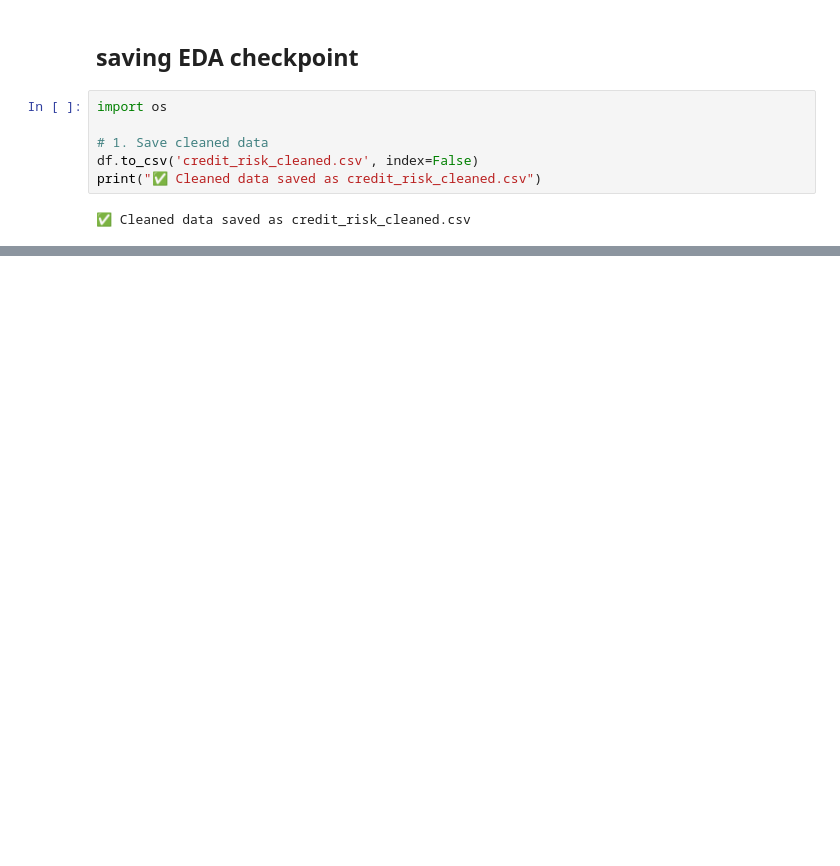
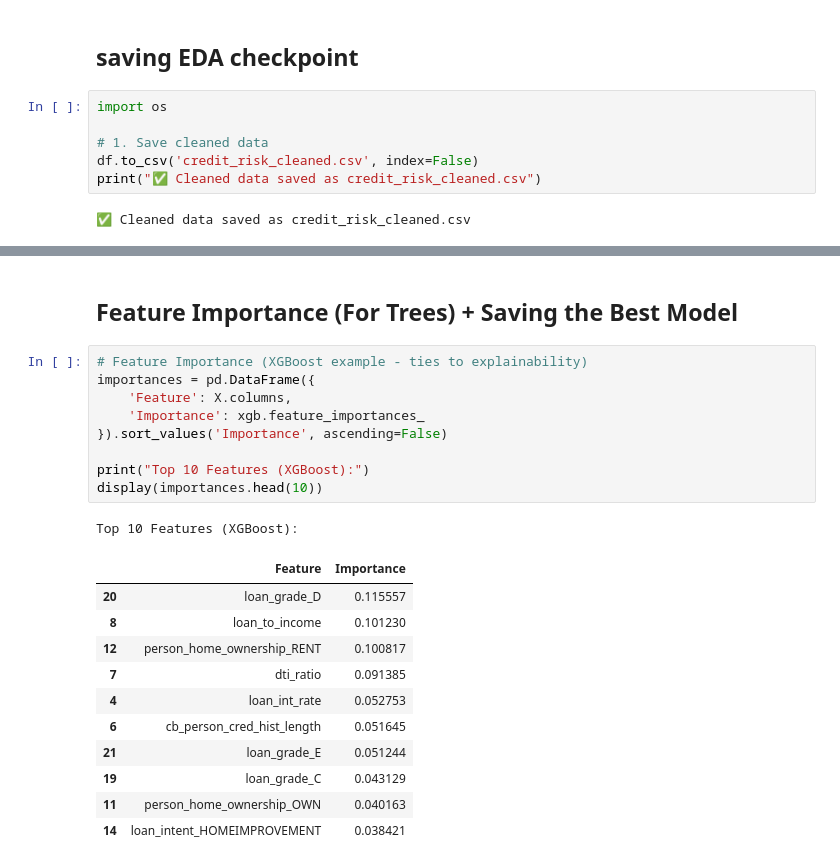
Before and after one commit to GurionRamapoguSajeevan/credit-risk-modeling-ML-pipeline, a Jupyter notebook: Credit_risk_main_code.ipynb, the cells around one changed output, grey strips where cells are left out. Drawn from its saved outputs; the diff is of its cells as text; blank space fills up the shorter version.

```diff
--- a/Credit_risk_main_code.ipynb
+++ b/Credit_risk_main_code.ipynb
@@ -328,0 +497,24 @@ print("✅ Cleaned data saved as credit_risk_cleaned.csv")
+# %% [markdown]
+## Feature Importance (For Trees) + Saving the Best Model
+# %%
+# Feature Importance (XGBoost example - ties to explainability)
+importances = pd.DataFrame({
+    'Feature': X.columns,
+    'Importance': xgb.feature_importances_
+}).sort_values('Importance', ascending=False)
+
+print("Top 10 Features (XGBoost):")
+display(importances.head(10))
+# %% [output]
+Top 10 Features (XGBoost):
+|  | Feature | Importance |
+| 20 | loan_grade_D | 0.115557 |
+| 8 | loan_to_income | 0.101230 |
+| 12 | person_home_ownership_RENT | 0.100817 |
+| 7 | dti_ratio | 0.091385 |
+| 4 | loan_int_rate | 0.052753 |
+| 6 | cb_person_cred_hist_length | 0.051645 |
+| 21 | loan_grade_E | 0.051244 |
+| 19 | loan_grade_C | 0.043129 |
+| 11 | person_home_ownership_OWN | 0.040163 |
+| 14 | loan_intent_HOMEIMPROVEMENT | 0.038421 |
```
Also changed, not shown: parts of 28 cells of this notebook.
